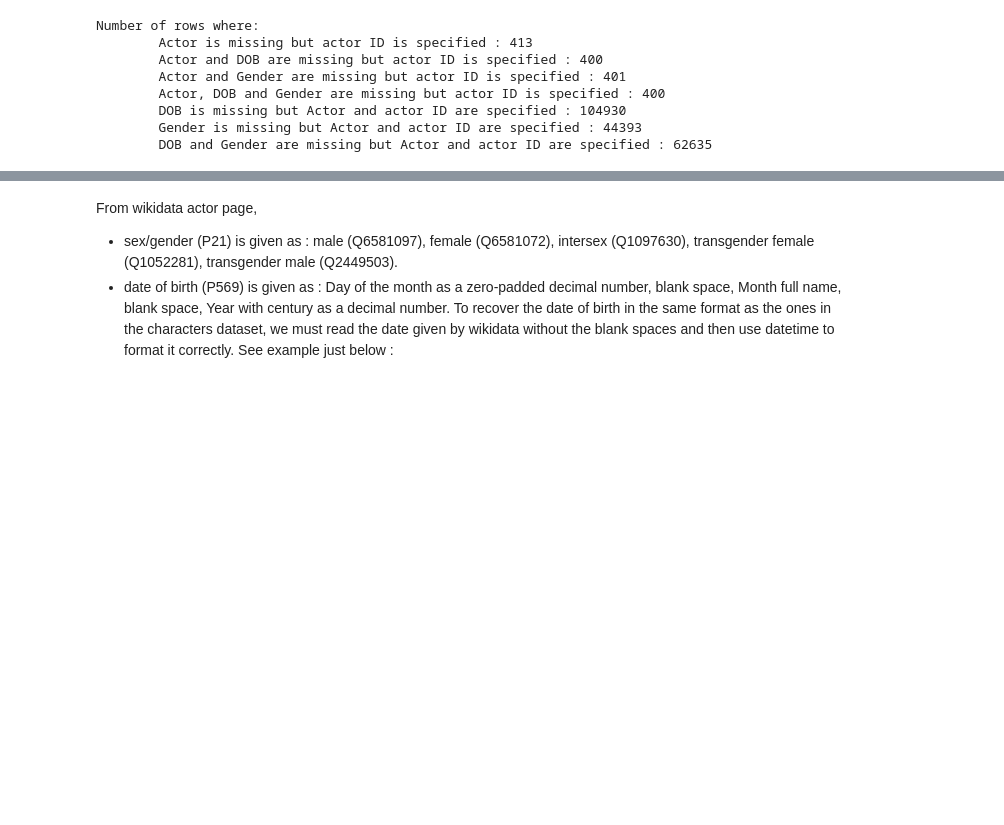
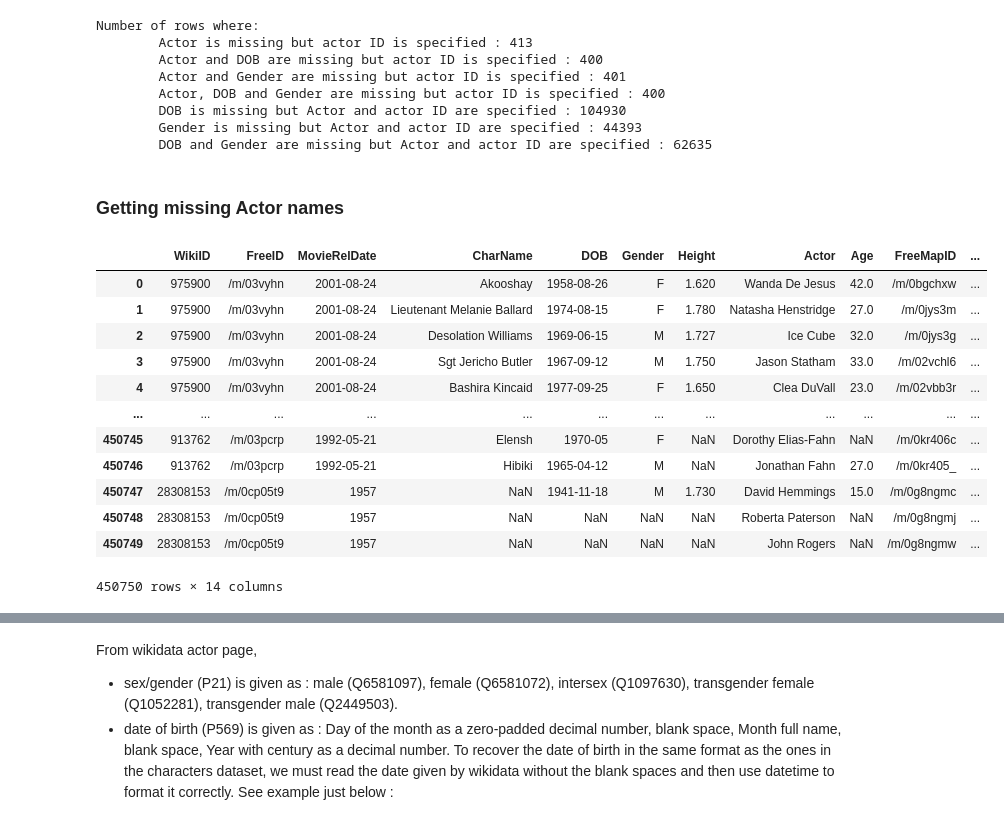
Before and after one commit to salome-baup/ada-2022-project-adaccord, a Jupyter notebook: EDA.ipynb, the cells around one changed output, grey strips where cells are left out. Drawn from its saved outputs; the diff is of its cells as text; code cells hidden in the pictures; blank space fills up the shorter version.

Commit message:
Actors

```diff
--- a/EDA.ipynb
+++ b/EDA.ipynb
@@ -401,3 +388,24 @@ Number of rows where:
         DOB is missing but Actor and actor ID are specified : 104930
         Gender is missing but Actor and actor ID are specified : 44393
         DOB and Gender are missing but Actor and actor ID are specified : 62635
+# %% [markdown]
+### Getting missing Actor names
+# %%
+characters = characters.merge(maps, how="left", left_on="FreeActorID", right_on="free")
+characters.drop(columns=["FreeActorID"], inplace=True)
+characters.rename(columns={"wiki":"WikiActorID"}, inplace=True)
+display(characters)
+# %% [output]
+|  | WikiID | FreeID | MovieRelDate | CharName | DOB | Gender | Height | Actor | Age | FreeMapID | ... |
+| 0 | 975900 | /m/03vyhn | 2001-08-24 | Akooshay | 1958-08-26 | F | 1.620 | Wanda De Jesus | 42.0 | /m/0bgchxw | ... |
+| 1 | 975900 | /m/03vyhn | 2001-08-24 | Lieutenant Melanie Ballard | 1974-08-15 | F | 1.780 | Natasha Henstridge | 27.0 | /m/0jys3m | ... |
+| 2 | 975900 | /m/03vyhn | 2001-08-24 | Desolation Williams | 1969-06-15 | M | 1.727 | Ice Cube | 32.0 | /m/0jys3g | ... |
+| 3 | 975900 | /m/03vyhn | 2001-08-24 | Sgt Jericho Butler | 1967-09-12 | M | 1.750 | Jason Statham | 33.0 | /m/02vchl6 | ... |
+| 4 | 975900 | /m/03vyhn | 2001-08-24 | Bashira Kincaid | 1977-09-25 | F | 1.650 | Clea DuVall | 23.0 | /m/02vbb3r | ... |
+| ... | ... | ... | ... | ... | ... | ... | ... | ... | ... | ... | ... |
+| 450745 | 913762 | /m/03pcrp | 1992-05-21 | Elensh | 1970-05 | F | NaN | Dorothy Elias-Fahn | NaN | /m/0kr406c | ... |
+| 450746 | 913762 | /m/03pcrp | 1992-05-21 | Hibiki | 1965-04-12 | M | NaN | Jonathan Fahn | 27.0 | /m/0kr405_ | ... |
+| 450747 | 28308153 | /m/0cp05t9 | 1957 | NaN | 1941-11-18 | M | 1.730 | David Hemmings | 15.0 | /m/0g8ngmc | ... |
+| 450748 | 28308153 | /m/0cp05t9 | 1957 | NaN | NaN | NaN | NaN | Roberta Paterson | NaN | /m/0g8ngmj | ... |
+| 450749 | 28308153 | /m/0cp05t9 | 1957 | NaN | NaN | NaN | NaN | John Rogers | NaN | /m/0g8ngmw | ... |
+450750 rows × 14 columns
```
Also changed, not shown: parts of 8 cells of this notebook.
